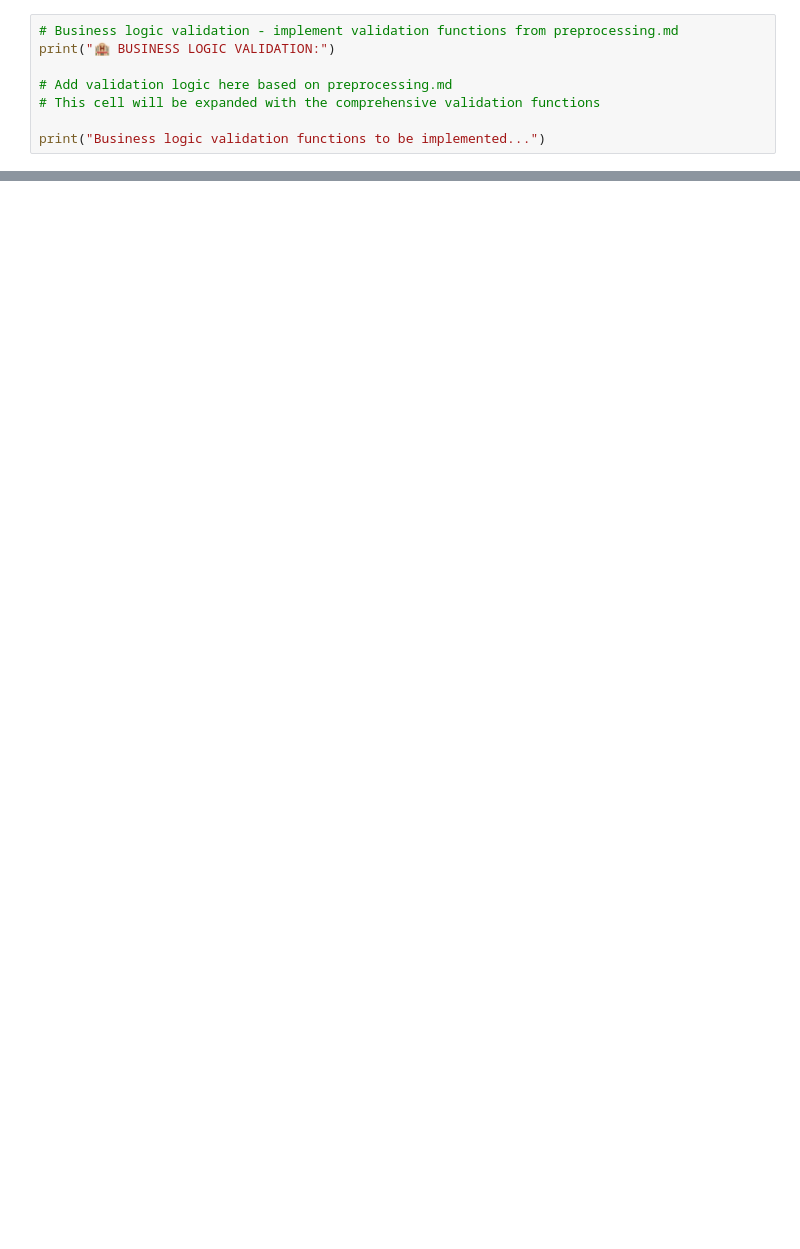
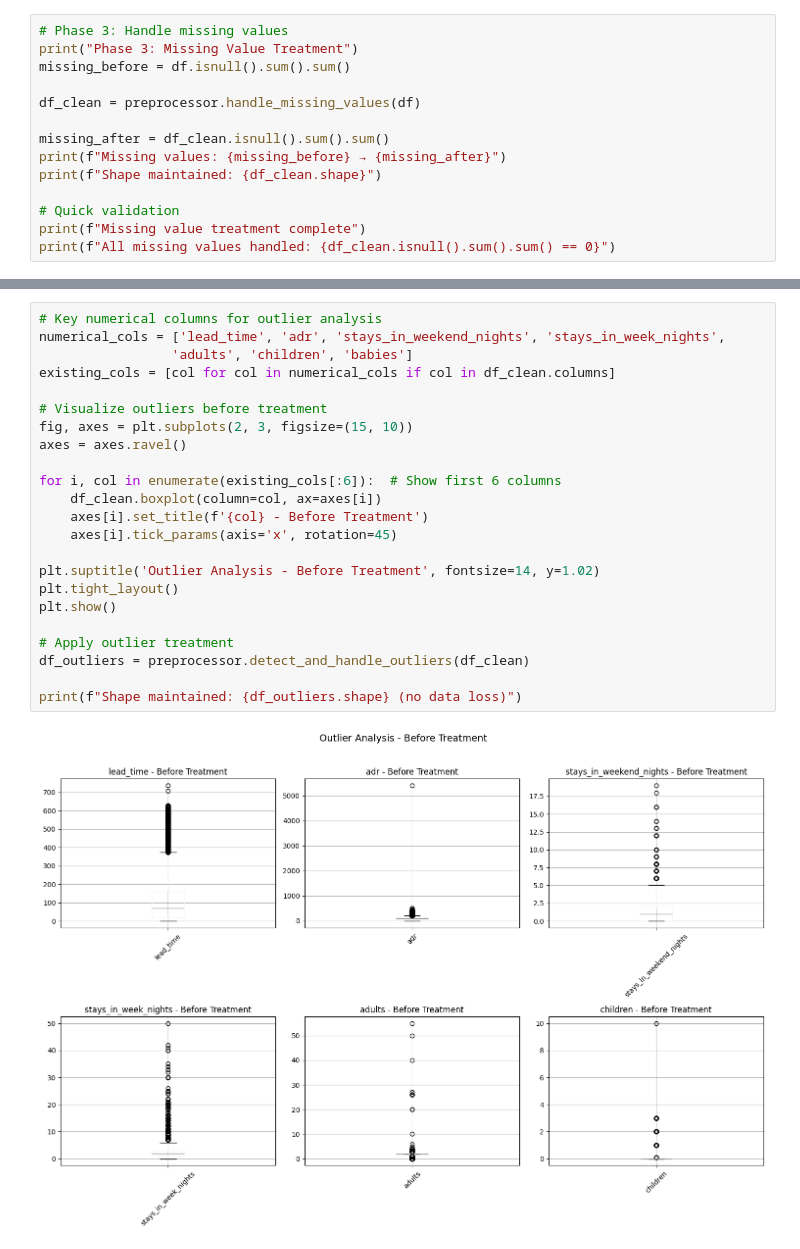
Before and after one commit to j2damax/hotel-cancellation-prediction, a Jupyter notebook: notebooks/02_preprocessing_analysis.ipynb, the cells around one changed output, grey strips where cells are left out. Drawn from its saved outputs; the diff is of its cells as text; blank space fills up the shorter version.

```diff
--- a/notebooks/02_preprocessing_analysis.ipynb
+++ b/notebooks/02_preprocessing_analysis.ipynb
@@ -111,8 +134,14 @@ Validation of business rules and data consistency checks.
 # %%
-# Business logic validation - implement validation functions from preprocessing.md
-print("🏨 BUSINESS LOGIC VALIDATION:")
+# Phase 3: Handle missing values
+print("Phase 3: Missing Value Treatment")
+missing_before = df.isnull().sum().sum()
 
-# Add validation logic here based on preprocessing.md
-# This cell will be expanded with the comprehensive validation functions
+df_clean = preprocessor.handle_missing_values(df)
 
-print("Business logic validation functions to be implemented...")
+missing_after = df_clean.isnull().sum().sum()
+print(f"Missing values: {missing_before} → {missing_after}")
+print(f"Shape maintained: {df_clean.shape}")
+
+# Quick validation
+print(f"Missing value treatment complete")
+print(f"All missing values handled: {df_clean.isnull().sum().sum() == 0}")
@@ -131,0 +176,25 @@ This notebook will be expanded to include:
+# %%
+# Key numerical columns for outlier analysis
+numerical_cols = ['lead_time', 'adr', 'stays_in_weekend_nights', 'stays_in_week_nights',
+                 'adults', 'children', 'babies']
+existing_cols = [col for col in numerical_cols if col in df_clean.columns]
+
+# Visualize outliers before treatment
+fig, axes = plt.subplots(2, 3, figsize=(15, 10))
+axes = axes.ravel()
+
+for i, col in enumerate(existing_cols[:6]):  # Show first 6 columns
+    df_clean.boxplot(column=col, ax=axes[i])
+    axes[i].set_title(f'{col} - Before Treatment')
+    axes[i].tick_params(axis='x', rotation=45)
+
+plt.suptitle('Outlier Analysis - Before Treatment', fontsize=14, y=1.02)
+plt.tight_layout()
+plt.show()
+
+# Apply outlier treatment
+df_outliers = preprocessor.detect_and_handle_outliers(df_clean)
+
+print(f"Shape maintained: {df_outliers.shape} (no data loss)")
+# %% [output]
+[figure, added]
```
Also changed, not shown: parts of 18 cells of this notebook, 6 other files.
